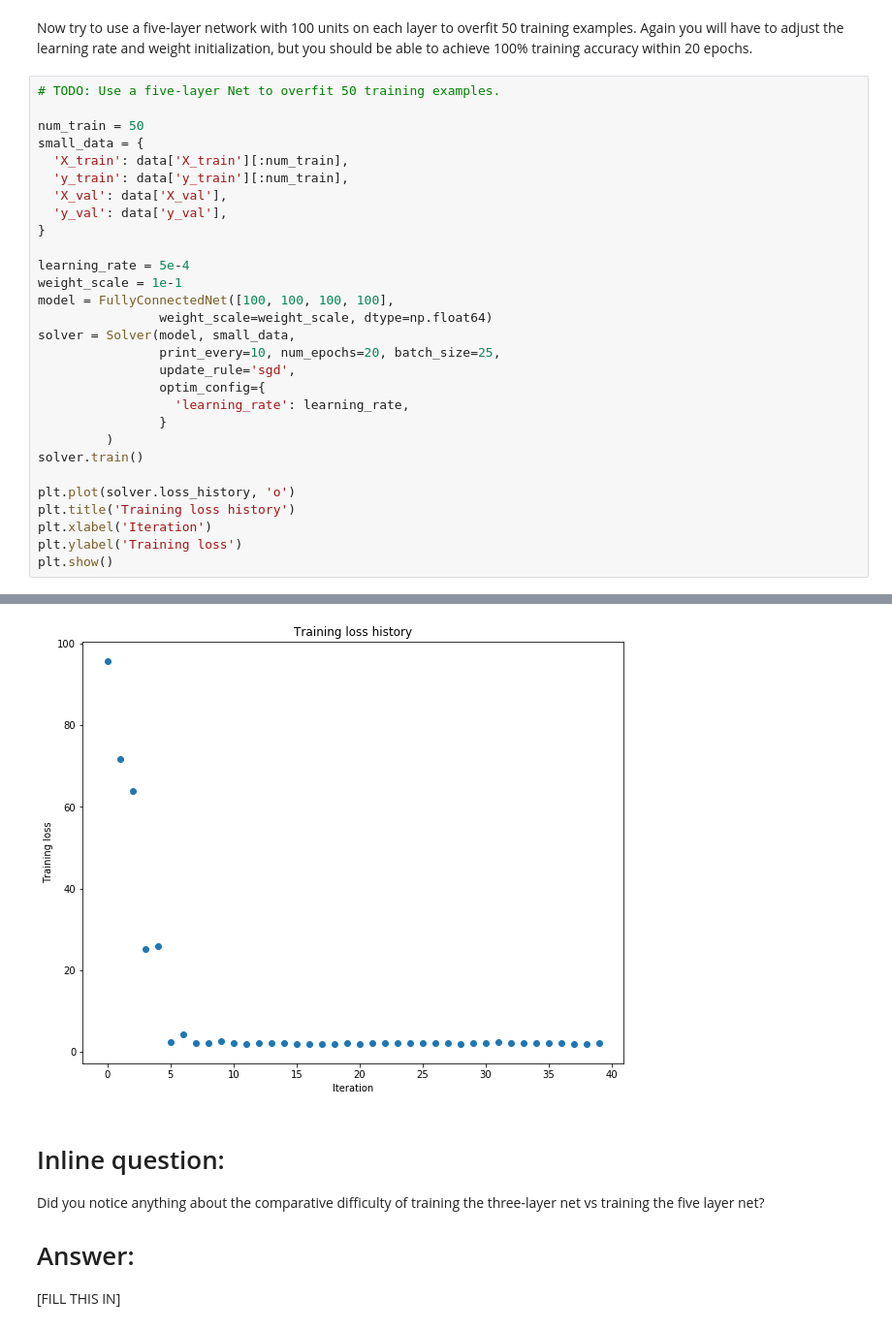
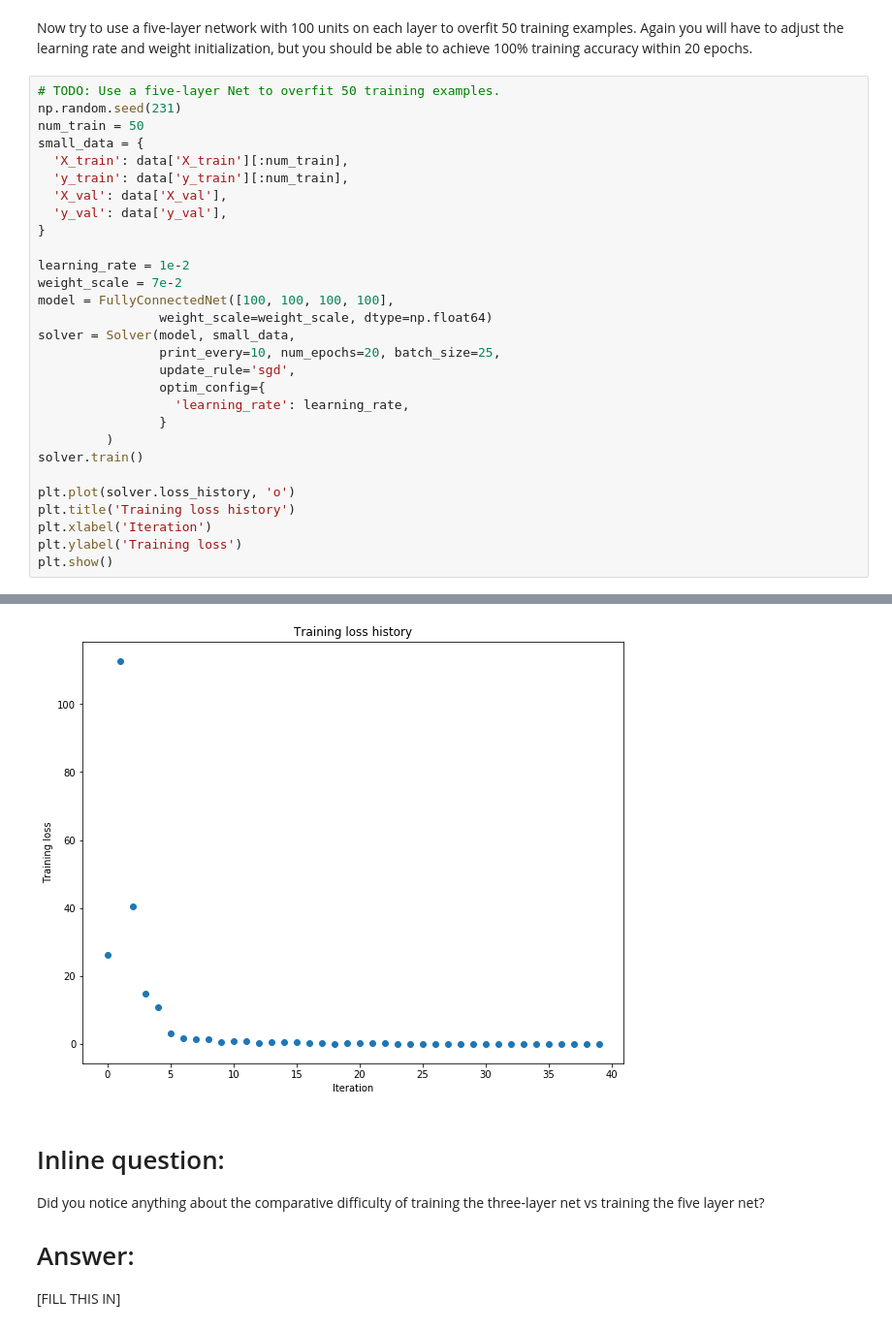
Before and after one commit to zubenkoivan/machine-learning, a Jupyter notebook: cs231n/assignment2/FullyConnectedNets.ipynb, the cells around one changed output, grey strips where cells are left out. Shown at 97% size. Cells and saved outputs as stored; diff of their text form.

```diff
--- a/cs231n/assignment2/FullyConnectedNets.ipynb
+++ b/cs231n/assignment2/FullyConnectedNets.ipynb
@@ -486,7 +471,7 @@ plt.show()
 Now try to use a five-layer network with 100 units on each layer to overfit 50 training examples. Again you will have to adjust the learning rate and weight initialization, but you should be able to achieve 100% training accuracy within 20 epochs.
 # %%
 # TODO: Use a five-layer Net to overfit 50 training examples.
-
+np.random.seed(231)
 num_train = 50
 small_data = {
   'X_train': data['X_train'][:num_train],
@@ -495,8 +480,8 @@ small_data = {
   'y_val': data['y_val'],
 }
 
-learning_rate = 5e-4
-weight_scale = 1e-1
+learning_rate = 1e-2
+weight_scale = 7e-2
 model = FullyConnectedNet([100, 100, 100, 100],
                 weight_scale=weight_scale, dtype=np.float64)
 solver = Solver(model, small_data,
@@ -534,4 +519,4 @@ plt.show()
-[figure, old version]
+[figure, new version]
 # %% [markdown]
 # Inline question:
 Did you notice anything about the comparative difficulty of training the three-layer net vs training the five layer net?
```
Also changed, not shown: parts of 5 cells of this notebook, 1 other file.
